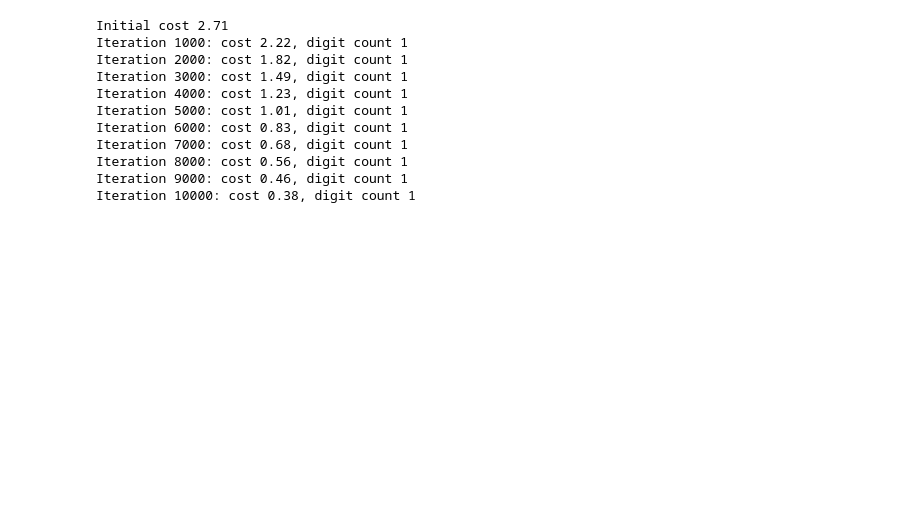
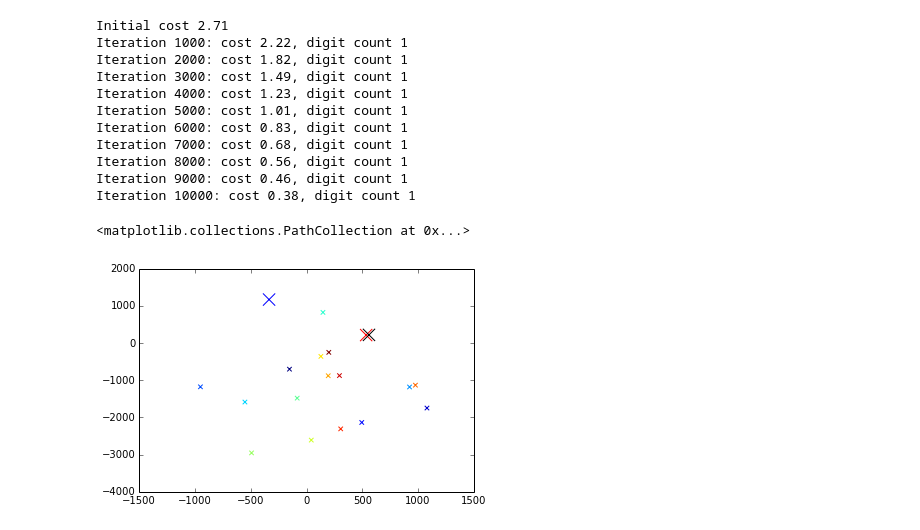
Before and after one commit to Taraxicum/geo_parser, a Jupyter notebook: Geographic Clustering-Test Case.ipynb, the cells around one changed output. Drawn from its saved outputs; the diff is of its cells as text; code cells hidden in the pictures; blank space fills up the shorter version.

```diff
--- a/Geographic Clustering-Test Case.ipynb
+++ b/Geographic Clustering-Test Case.ipynb
@@ -217,4 +231,12 @@ Iteration 7000: cost 0.68, digit count 1
 Iteration 8000: cost 0.56, digit count 1
 Iteration 9000: cost 0.46, digit count 1
 Iteration 10000: cost 0.38, digit count 1
+# %%
+plt.scatter(transformed[0, :], transformed[1, :], c=range(0, len(transformed[0, :])), marker='x')
+plt.scatter([t_fp[0,0]], [t_fp[1,0]], c='red', marker='x', s=150)
+plt.scatter([t_fp[0,1]], [t_fp[1,1]], c='blue', marker='x', s=150)
+plt.scatter([t_fp[0,2]], [t_fp[1,2]], c='black', marker='x', s=150)
+# %% [output]
+<matplotlib.collections.PathCollection at 0x...>
+[figure, added]
 # %%
```
Also changed, not shown: parts of 14 cells of this notebook.
